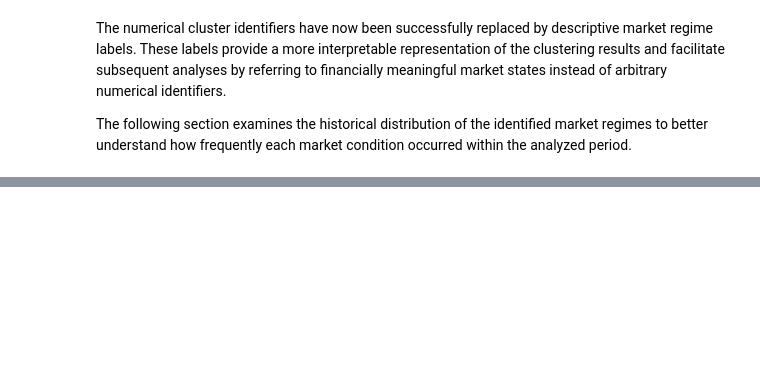
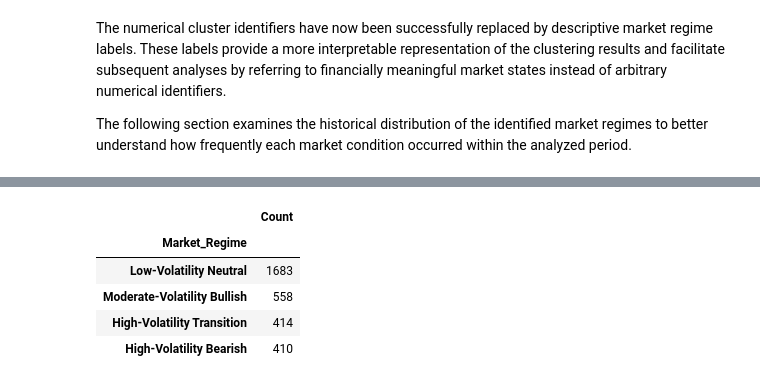
Before and after one commit to GaelRendon/Financial-market-regime-detetcion-system, a Jupyter notebook: norebooks/05_clustering.ipynb, the cells around one changed output, grey strips where cells are left out. Drawn from its saved outputs; the diff is of its cells as text; code cells hidden in the pictures; blank space fills up the shorter version.

Commit message:
Refactor clustering notebook: Remove redundant markdown sections and add market regime distribution analysis with frequency counts

```diff
--- a/norebooks/05_clustering.ipynb
+++ b/norebooks/05_clustering.ipynb
@@ -1752,0 +1768,20 @@ The following section examines the historical distribution of the identified mar
+# %%
+# ==========================================
+# Market Regime Frequency
+# ==========================================
+
+market_regime_counts = (
+    cluster_profile_df["Market_Regime"]
+    .value_counts()
+    .rename("Count")
+    .to_frame()
+)
+
+market_regime_counts
+# %% [output]
+|  | Count |
+| Market_Regime |  |
+| Low-Volatility Neutral | 1683 |
+| Moderate-Volatility Bullish | 558 |
+| High-Volatility Transition | 414 |
+| High-Volatility Bearish | 410 |
```
Also changed, not shown: parts of 5 cells of this notebook.
